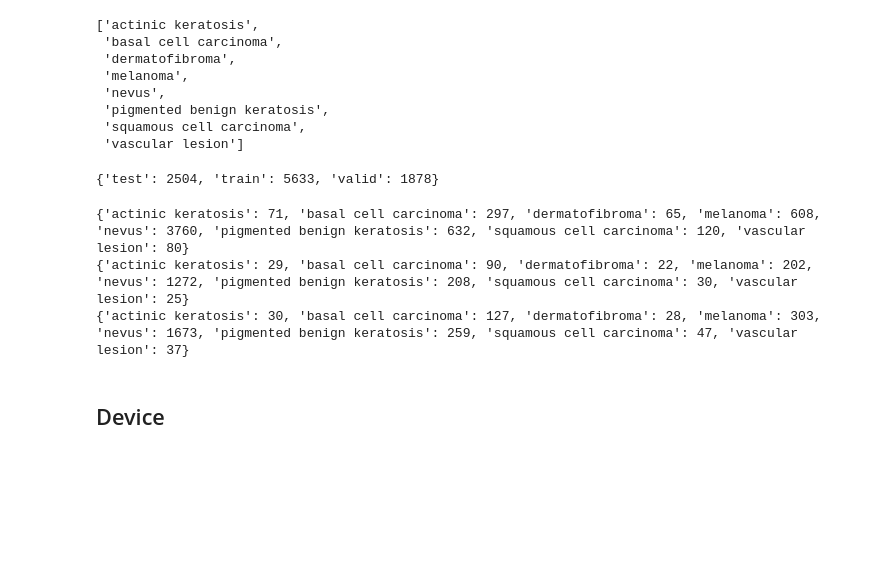
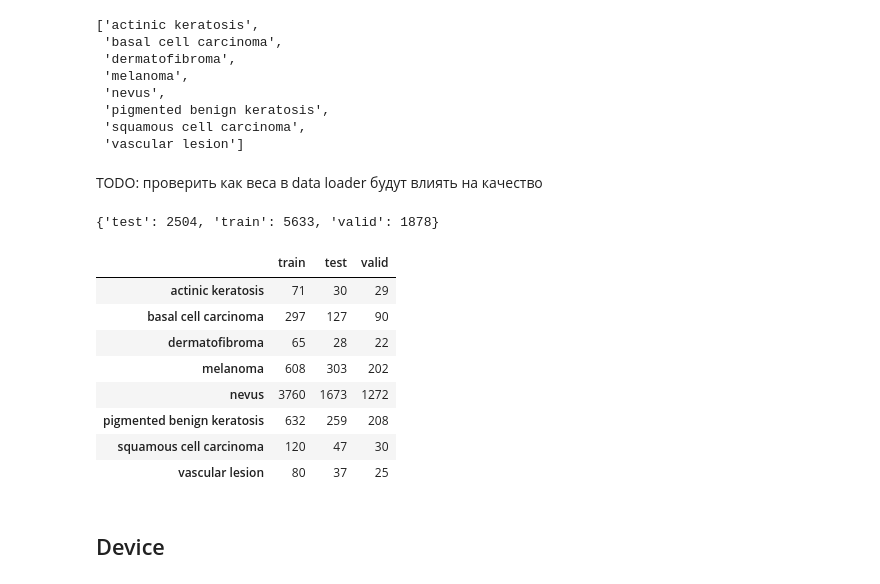
Before and after one commit to gurmaaan/MedNN, a Jupyter notebook: Trained_CNN_no_changes_in_data.ipynb, the cells around one changed output. Drawn from its saved outputs; the diff is of its cells as text; code cells hidden in the pictures; blank space fills up the shorter version.

```diff
--- a/Trained_CNN_no_changes_in_data.ipynb
+++ b/Trained_CNN_no_changes_in_data.ipynb
@@ -40,15 +38,19 @@ from sklearn.metrics import accuracy_score
 # %% [markdown]
 ## Загрузка данных
 # %%
-batch_size = 16
+#@title Параметры загрузчика
+
+batch_size = 16  #@param {type: "slider", min: 4, max: 128}
+
 mean = np.array([0.485, 0.456, 0.406])
 std = np.array([0.229, 0.224, 0.225])
-ims = 300
-train_path = "img/train"
-train_min_path = train_path + "_65"
-train_enriched_path = train_path + "_enriched"
+
+resize_s = 256  #@param {type: "number"}
+crop_s = 224  #@param {type: "number"}
+
+train_path = "img/train" #@param ["img/train", "img/train_65", "img/train_enriched"] {allow-input: true}
 # %%
-def get_transforms(resize = 300, center_crop = 300):
+def get_transforms(resize = 256, center_crop = 224):
     tr_dict = {
         'train':
         [
@@ -75,7 +77,7 @@ def get_transforms(resize = 300, center_crop = 300):
     }
     return tr_dict
 # %%
-data_transforms = get_transforms(256, 224)
+data_transforms = get_transforms(resize_s, crop_s)
 # %%
 paths = {
     "train" : train_path,
@@ -98,6 +100,8 @@ class_names
  'vascular lesion']
 # %%
 dataloaders = {x: DataLoader(image_datasets[x], batch_size=batch_size, shuffle=True, num_workers=4) for x in paths}
+# %% [markdown]
+TODO: проверить как веса в data loader будут влиять на качество
 # %%
 # target = torch.tensor(image_datasets["train"].targets)
 # class_sample_count = torch.tensor([(target == t).sum() for t in torch.unique(target, sorted=True)])
@@ -114,15 +118,19 @@ dataset_sizes
 # %%
 class_counts = defaultdict(dict)
 for p in paths:
     for cl in class_names:
         class_counts[p][cl] = len(os.listdir(f"{paths[p]}/{cl}"))
-print(class_counts["train"])
-print(class_counts["valid"])
-print(class_counts["test"])
+pd.DataFrame(class_counts)
 # %% [output]
-{'actinic keratosis': 71, 'basal cell carcinoma': 297, 'dermatofibroma': 65, 'melanoma': 608, 'nevus': 3760, 'pigmented benign keratosis': 632, 'squamous cell carcinoma': 120, 'vascular lesion': 80}
-{'actinic keratosis': 29, 'basal cell carcinoma': 90, 'dermatofibroma': 22, 'melanoma': 202, 'nevus': 1272, 'pigmented benign keratosis': 208, 'squamous cell carcinoma': 30, 'vascular lesion': 25}
-{'actinic keratosis': 30, 'basal cell carcinoma': 127, 'dermatofibroma': 28, 'melanoma': 303, 'nevus': 1673, 'pigmented benign keratosis': 259, 'squamous cell carcinoma': 47, 'vascular lesion': 37}
+|  | train | test | valid |
+| actinic keratosis | 71 | 30 | 29 |
+| basal cell carcinoma | 297 | 127 | 90 |
+| dermatofibroma | 65 | 28 | 22 |
+| melanoma | 608 | 303 | 202 |
+| nevus | 3760 | 1673 | 1272 |
+| pigmented benign keratosis | 632 | 259 | 208 |
+| squamous cell carcinoma | 120 | 47 | 30 |
+| vascular lesion | 80 | 37 | 25 |
 # %% [markdown]
 ## Device
 # %%
```
Also changed, not shown: parts of 26 cells of this notebook.
